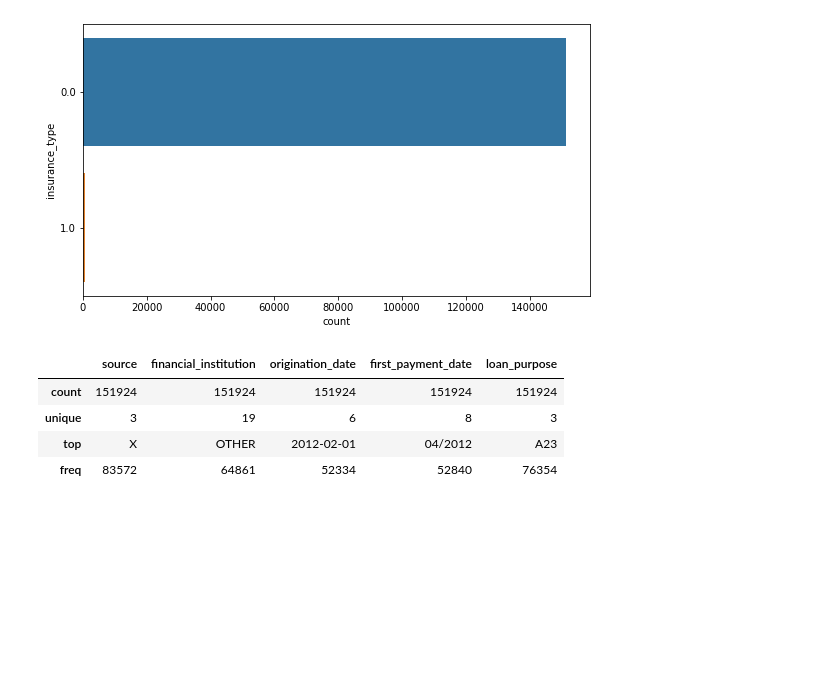
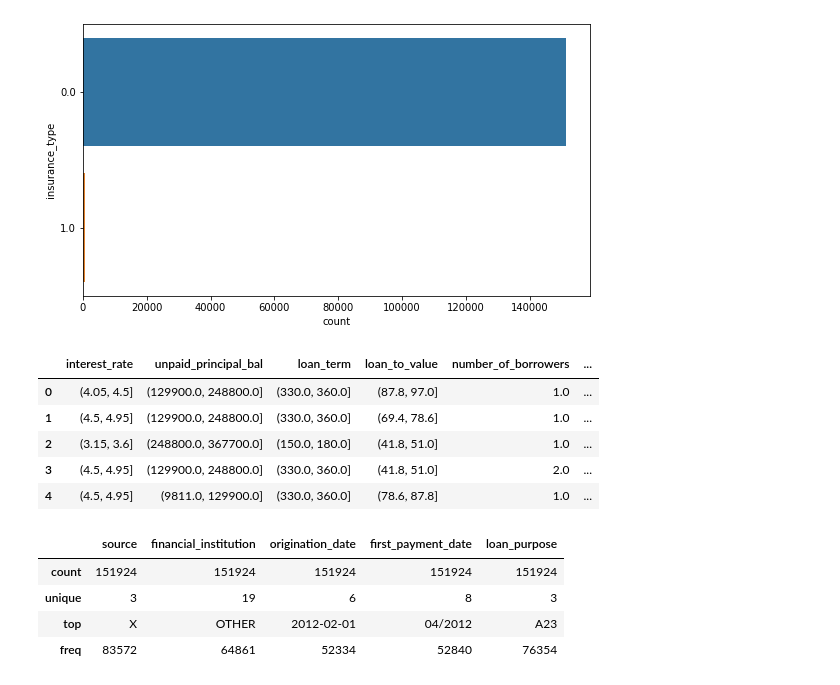
Before and after one commit to NilSagor/AV_ml_practice, a Jupyter notebook: loan_del_predict/Untitled.ipynb, the cells around one changed output. Cells and saved outputs as stored; diff of their text form; code cells hidden in the pictures; blank space fills up the shorter version.

Commit message:
loan predict

```diff
--- a/loan_del_predict/Untitled.ipynb
+++ b/loan_del_predict/Untitled.ipynb
@@ -394,6 +394,15 @@ ax1=fig.add_subplot(1,2,1)
 sns.countplot(y='insurance_type', ax=ax1, data=data_bin);
 # %% [output]
 [figure]
+# %%
+data_bin.head()
+# %% [output]
+|  | interest_rate | unpaid_principal_bal | loan_term | loan_to_value | number_of_borrowers | ... |
+| 0 | (4.05, 4.5] | (129900.0, 248800.0] | (330.0, 360.0] | (87.8, 97.0] | 1.0 | ... |
+| 1 | (4.5, 4.95] | (129900.0, 248800.0] | (330.0, 360.0] | (69.4, 78.6] | 1.0 | ... |
+| 2 | (3.15, 3.6] | (248800.0, 367700.0] | (150.0, 180.0] | (41.8, 51.0] | 1.0 | ... |
+| 3 | (4.5, 4.95] | (129900.0, 248800.0] | (330.0, 360.0] | (41.8, 51.0] | 2.0 | ... |
+| 4 | (4.5, 4.95] | (9811.0, 129900.0] | (330.0, 360.0] | (78.6, 87.8] | 1.0 | ... |
 # %%
 data_all.describe(include=['O'])
 # %% [output]
```
Also changed, not shown: 1 other file.
